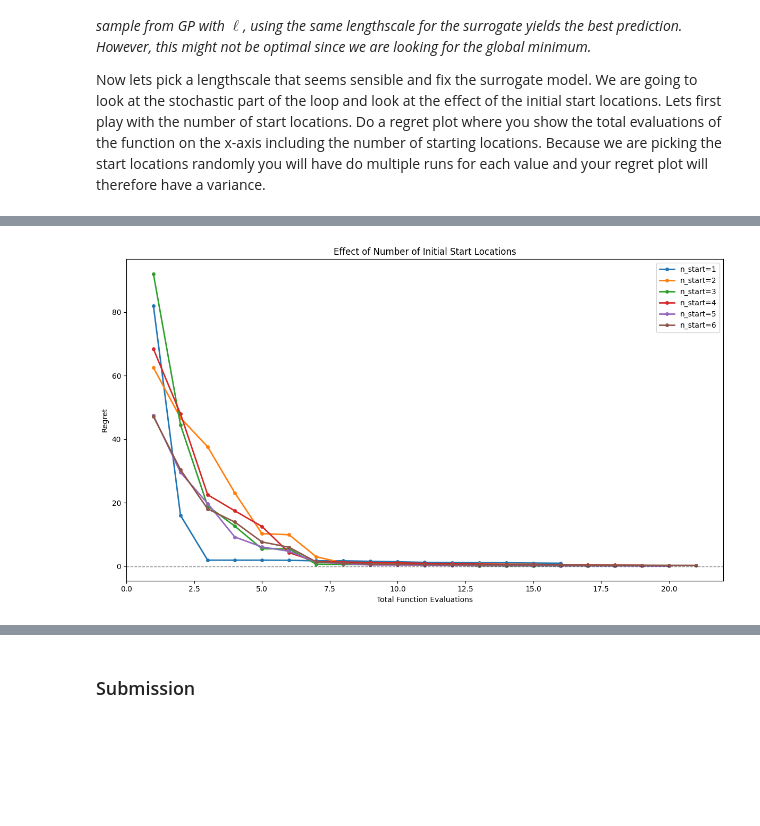
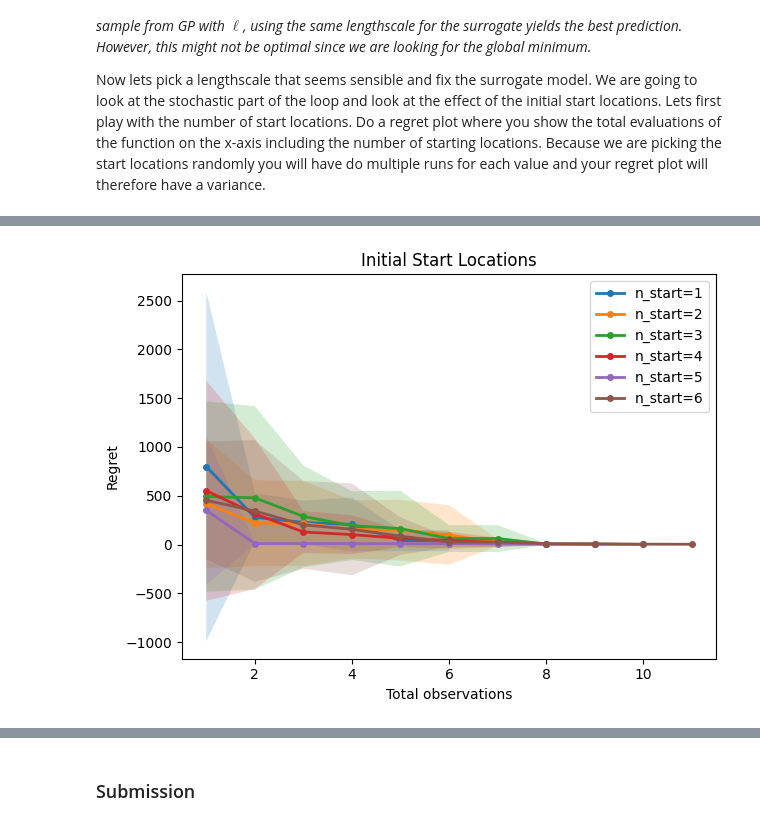
Before and after one commit to Tzu-Liang/Machine-Learning-and-the-Physical-World, a Jupyter notebook: bayesopt-notebook.ipynb, the cells around one changed output, grey strips where cells are left out. Saved outputs shown, nothing was run; the diff lists cells and outputs as text; code cells hidden in the pictures; blank space fills up the shorter version.

```diff
--- a/bayesopt-notebook.ipynb
+++ b/bayesopt-notebook.ipynb
@@ -459,10 +459,6 @@ The methodology have several different choices and several sources of stochastic
 The first experiment that we are going to look at is the effect of the co-variance parameters. The easiest one to see is to look at the length-scale parameter. Generate a regret plot, where you change the length-scale from a very small value to a very large. For this experiment we will fix the stochasticity in the system so before you run the experiment set the random seed in `numpy` using `np.random.seed(42)`. This means that you only need to do a single run for each of the setting.
 # %%
 def bayesian_optimisation_2d(surrogate_model, acquisition_function, X_grid, kernel_func, objective_fun, theta):
-    '''
-    X_grid: a finite set of 2D grid points (n_points, 2)
-    Each row represents a unique (x1, x2) coordinate pair
-    '''
     n_start = 3
     n_points = len(X_grid)
     index = np.random.permutation(n_points)
@@ -720,20 +711,10 @@ Now lets pick a lengthscale that seems sensible and fix the surrogate model. We
 # %%
 def bayesian_optimisation_2d_variable_start(surrogate_model, acquisition_function,
                                             X_grid, kernel_func, objective_fun,
-                                            theta, f_opt, n_start, n_iterations):
-    '''
-    Modified BO with variable number of starting points
-
-    Returns:
-        regrets: array of regret at each total function evaluation
-    '''
-    n_points = len(X_grid)
-    index = np.random.permutation(n_points)
-    X_start = X_grid[index[0:n_start]]
-
-    # Evaluate objective at starting points
+                                            theta, f_opt, X_start_indices):
+    X_start = X_grid[X_start_indices]
     Y_start = objective_fun(X_start)
-    X_remaining = np.delete(X_grid, index[0:n_start], axis=0)
+    X_remaining = np.delete(X_grid, X_start_indices, axis=0)
 
     # Track regret at each function evaluation
     regrets = []
@@ -742,7 +723,7 @@ def bayesian_optimisation_2d_variable_start(surrogate_model, acquisition_functio
         regrets.append(f_min - f_opt)
 
     iter = 0
-    while iter < n_iterations:
+    while iter < 5:
         mu, varSigma = surrogate_model(X_remaining, X_start, Y_start,
                                        theta, kernel_func)
         f = np.random.multivariate_normal(mu.flatten(), varSigma, 1)
@@ -763,55 +744,58 @@ def bayesian_optimisation_2d_variable_start(surrogate_model, acquisition_functio
     return np.array(regrets)
 
 
-# Fixed parameters
-theta = np.array([1.0, 2.23])
-n_bo_iterations = 15
-n_repetitions = 10
+# Fixed parameters - choose sensible lengthscale
+theta = np.array([1.0, 2.23])  # Fixed lengthscale
+n_starts = 5
+n_evals = 5
 
-# Storage for results
-all_regrets = {}
+# Storage for different n_start values
+all_results = {n: [] for n in range(1, 7)}
 
-# Triple nested loop
-for i in range(1, 7):  # Start locations (1 to 6)
+# Generate regret plot for different number of start locations
+for i in range(1, 7):  # Different n_start values (1 to 6)
     n_start = i
-    regrets_list = []
 
-    for j in range(n_repetitions):  # repetitions
-        np.random.seed(j * 100 + n_start)
+    for j in range(0, n_starts):  # Generate different start locations
+        np.random.seed(j * 100 + i)
+        start_location_indices = np.random.permutation(len(X))[:n_start]
 
-        regrets = bayesian_optimisation_2d_variable_start(
-            surrogate_model=gpposterior,
-            acquisition_function=expected_improvement,
-            X_grid=X,
-            kernel_func=matern52_kernel,
-            objective_fun=Rosenbrock2D,
-            theta=theta,
-            f_opt=f_opt,
-            n_start=n_start,
-            n_iterations=n_bo_iterations
-        )
+        for k in range(0, n_evals):  # Multiple runs with these start locations
+            np.random.seed(k * 10000 + j * 100 + i)
 
-        regrets_list.append(regrets)
+            regrets = bayesian_optimisation_2d_variable_start(
+                surrogate_model=gpposterior,
+                acquisition_function=expected_improvement,
+                X_grid=X,
+                kernel_func=matern52_kernel,
+                objective_fun=Rosenbrock2D,
+                theta=theta,
+                f_opt=f_opt,
+                X_start_indices=start_location_indices,
+            )
 
-    all_regrets[n_start] = np.array(regrets_list)
+            all_results[n_start].append(regrets)
 
-plt.figure(figsize=(12, 7))
 
 for n_start in range(1, 7):
-    regrets_array = all_regrets[n_start]
+    regrets_array = np.array(all_results[n_start])
     mean_regret = np.mean(regrets_array, axis=0)
+    std_regret = np.std(regrets_array, axis=0)
 
-    total_evals = np.arange(1, len(mean_regret) + 1)
+    total_evals = np.arange(1, 1+ len(mean_regret))
+
 
     plt.plot(total_evals, mean_regret, linewidth=2, marker='o',
              markersize=4, label=f'n_start={n_start}')
+    plt.fill_between(total_evals,
+                     mean_regret - 2*std_regret,
+                     mean_regret + 2*std_regret,
+                     alpha=0.2)
 
-
-plt.xlabel('Total Function Evaluations')
+plt.xlabel('Total observations')
 plt.ylabel('Regret')
-plt.title('Effect of Number of Initial Start Locations')
+plt.title('Initial Start Locations')
 plt.legend()
-plt.axhline(y=0, color='black', linestyle='--', linewidth=1, alpha=0.5)
 plt.tight_layout()
 plt.show()
 # %% [output]
@@ -835 +802 @@ plt.show()
-[figure, old version]
+[figure, new version]
```
Also changed, not shown: parts of 14 cells of this notebook.
